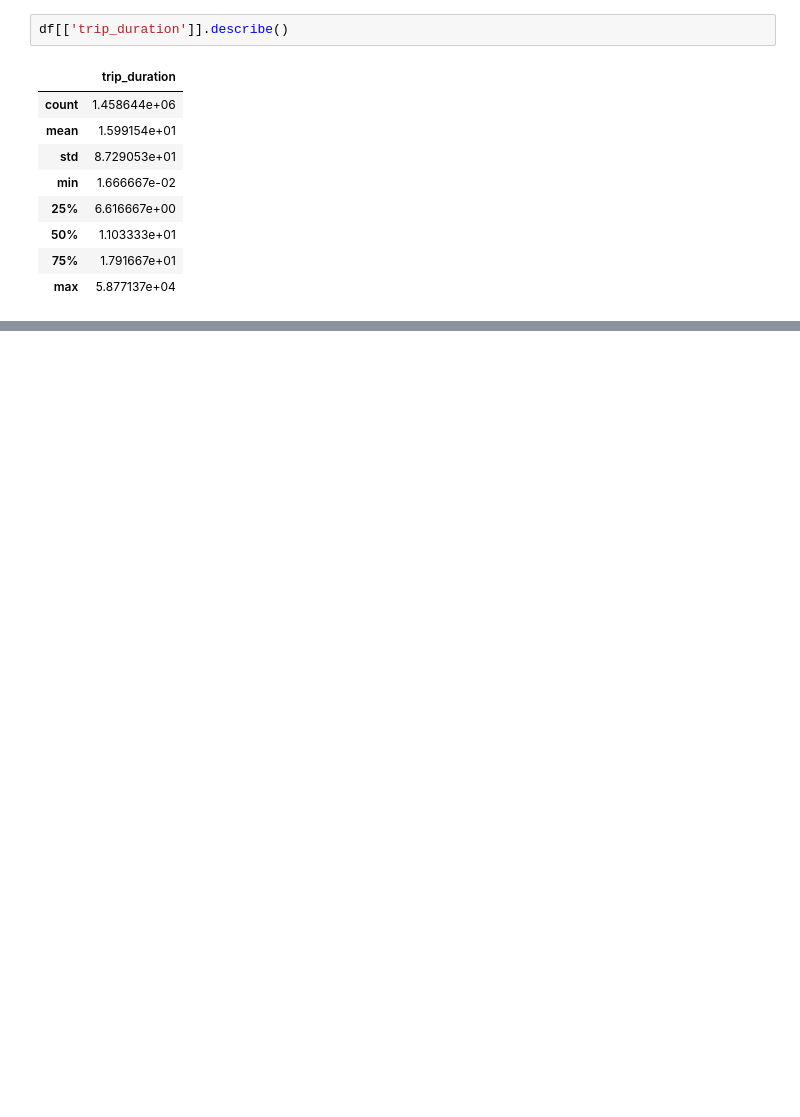
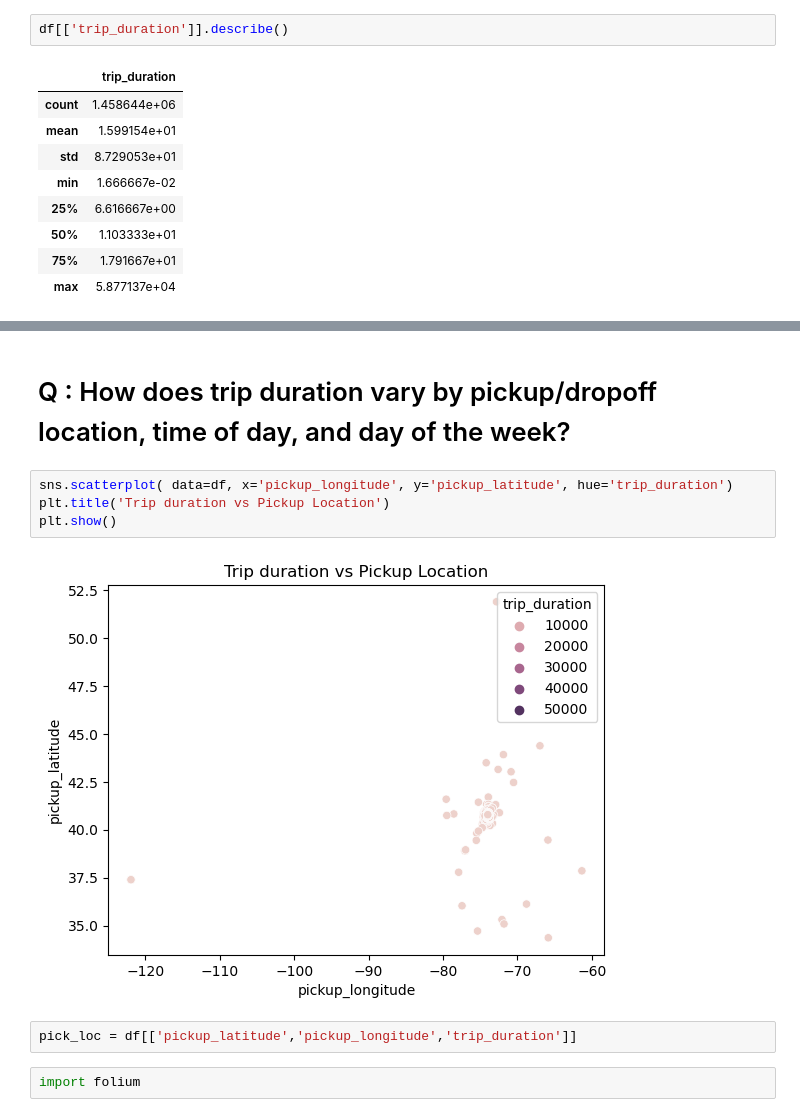
Before and after one commit to darklord-57/darklord, a Jupyter notebook: data_analysis/cab_trip/cab_eda.ipynb, the cells around one changed output, grey strips where cells are left out. Cells and saved outputs as stored; diff of their text form; blank space fills up the shorter version.

```diff
--- a/data_analysis/cab_trip/cab_eda.ipynb
+++ b/data_analysis/cab_trip/cab_eda.ipynb
@@ -94,0 +118,12 @@ sns.distplot(df[df['trip_duration']<7000]['trip_duration'], kde=True, hist=True,
+# %% [markdown]
+# Q : How does trip duration vary by pickup/dropoff location, time of day, and day of the week?
+# %%
+sns.scatterplot( data=df, x='pickup_longitude', y='pickup_latitude', hue='trip_duration')
+plt.title('Trip duration vs Pickup Location')
+plt.show()
+# %% [output]
+[figure, added]
+# %%
+pick_loc = df[['pickup_latitude','pickup_longitude','trip_duration']]
+# %%
+import folium
```
Also changed, not shown: parts of 47 cells of this notebook, 1 other file.
